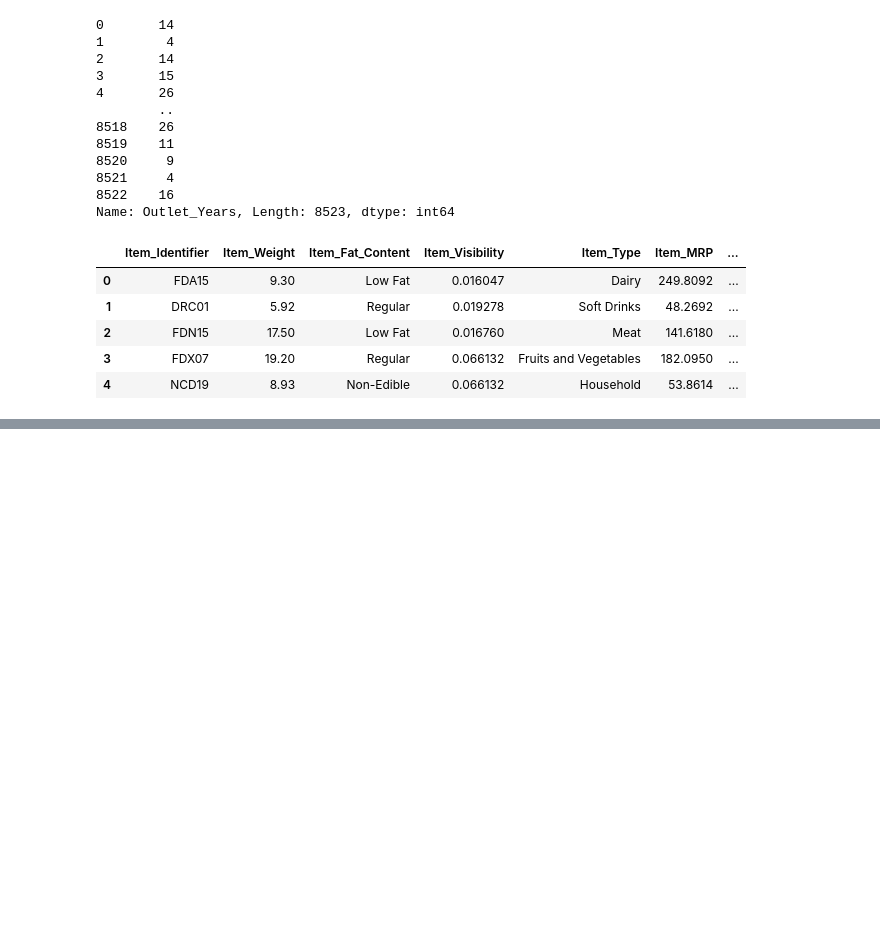
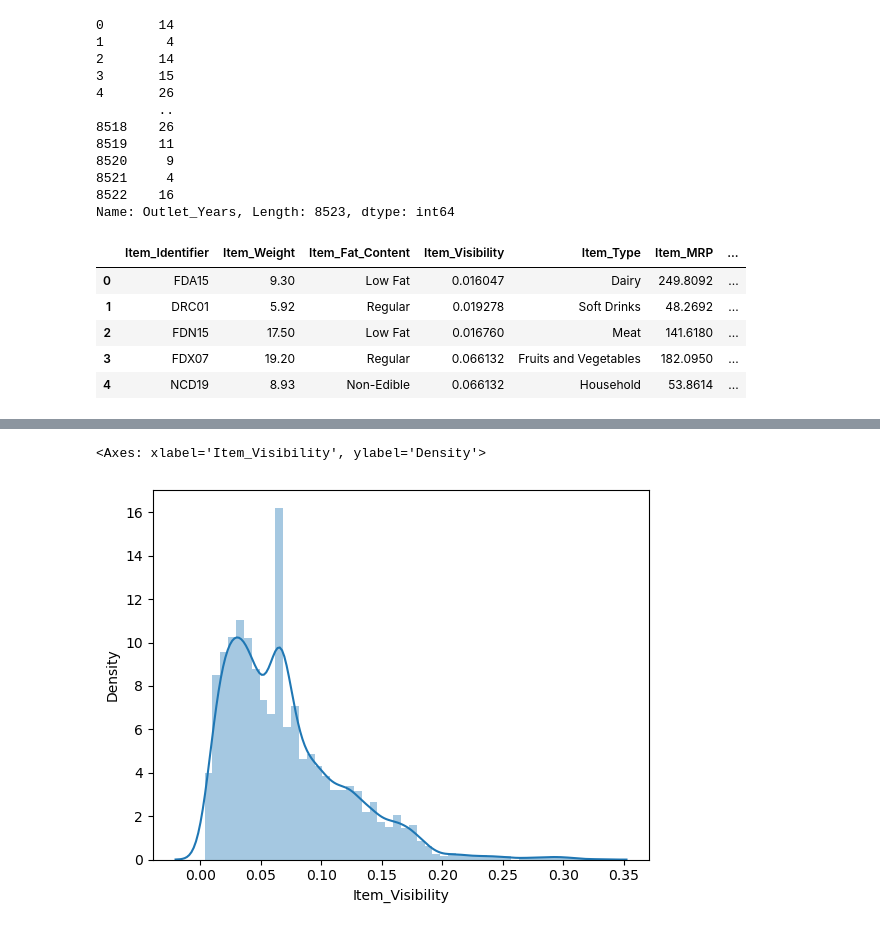
Before and after one commit to parveenxkashyap/bigmart-sales-prediction, a Jupyter notebook: notebook.ipynb, the cells around one changed output, grey strips where cells are left out. Cells and saved outputs as stored; diff of their text form; code cells hidden in the pictures; blank space fills up the shorter version.

```diff
--- a/notebook.ipynb
+++ b/notebook.ipynb
@@ -307,0 +315,5 @@ df.head()
+# %%
+sns.distplot(df['Item_Visibility'])
+# %% [output]
+<Axes: xlabel='Item_Visibility', ylabel='Density'>
+[figure, added]
```
Also changed, not shown: parts of 12 cells of this notebook.
